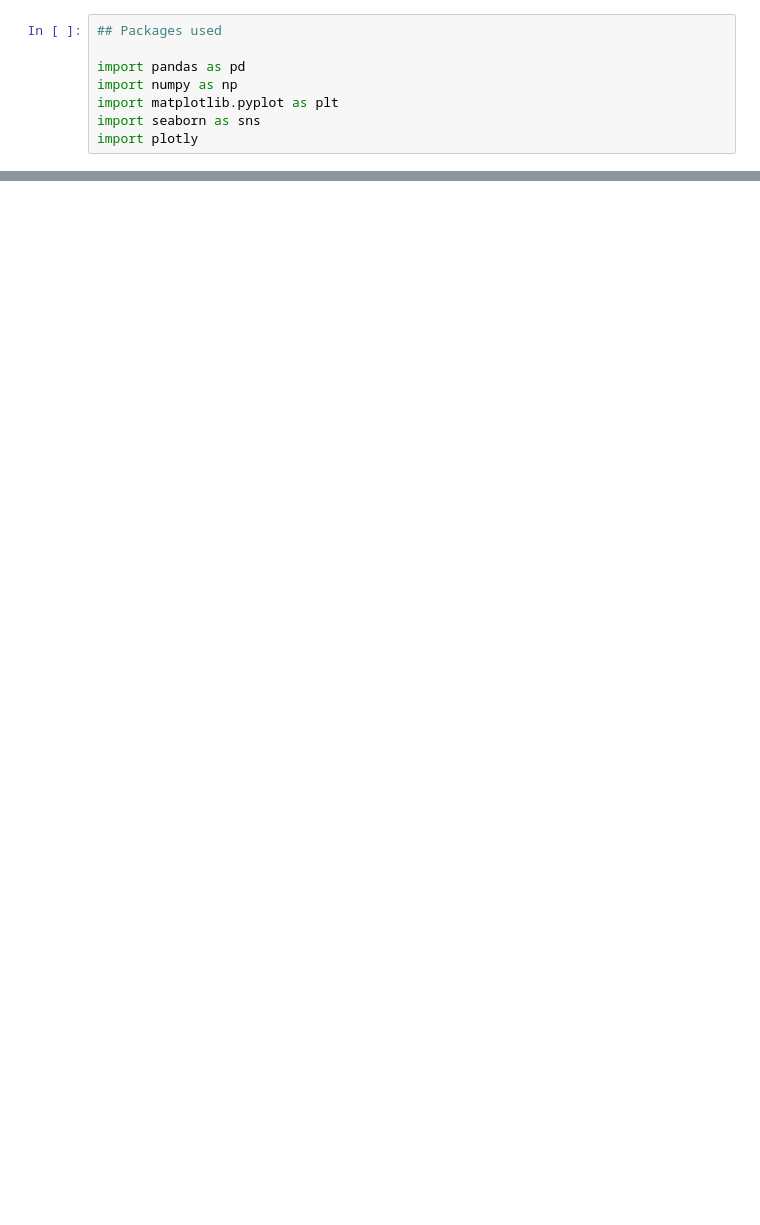
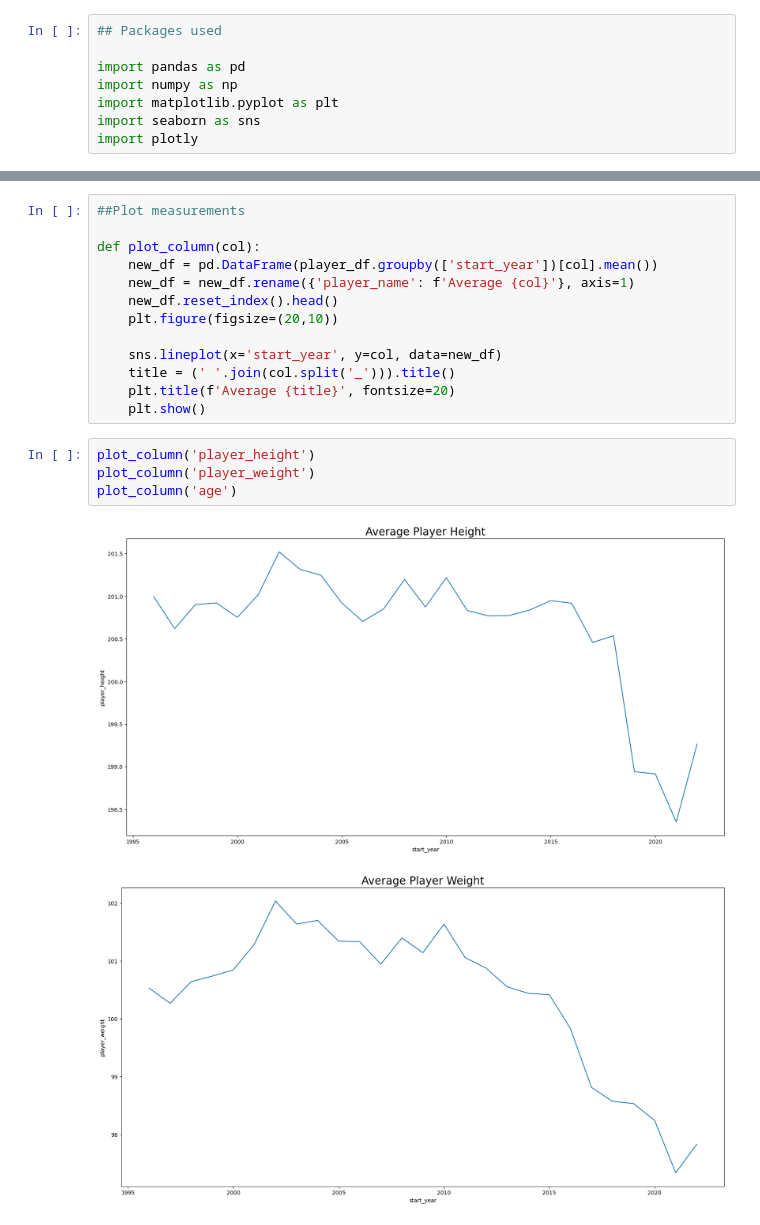
Before and after one commit to doorfish/data-analysis-project, a Jupyter notebook: python_data_analysis_project.ipynb, the cells around one changed output, grey strips where cells are left out. Drawn from its saved outputs; the diff is of its cells as text; blank space fills up the shorter version.

```diff
--- a/python_data_analysis_project.ipynb
+++ b/python_data_analysis_project.ipynb
@@ -131,0 +147,20 @@ df_cat = nba_df.select_dtypes(include=['object'])
+# %%
+##Plot measurements
+
+def plot_column(col):
+    new_df = pd.DataFrame(player_df.groupby(['start_year'])[col].mean())
+    new_df = new_df.rename({'player_name': f'Average {col}'}, axis=1)
+    new_df.reset_index().head()
+    plt.figure(figsize=(20,10))
+
+    sns.lineplot(x='start_year', y=col, data=new_df)
+    title = (' '.join(col.split('_'))).title()
+    plt.title(f'Average {title}', fontsize=20)
+    plt.show()
+# %%
+plot_column('player_height')
+plot_column('player_weight')
+plot_column('age')
+# %% [output]
+[figure, added]
+[figure, added]
```
Also changed, not shown: parts of 19 cells of this notebook, 4 other files.
